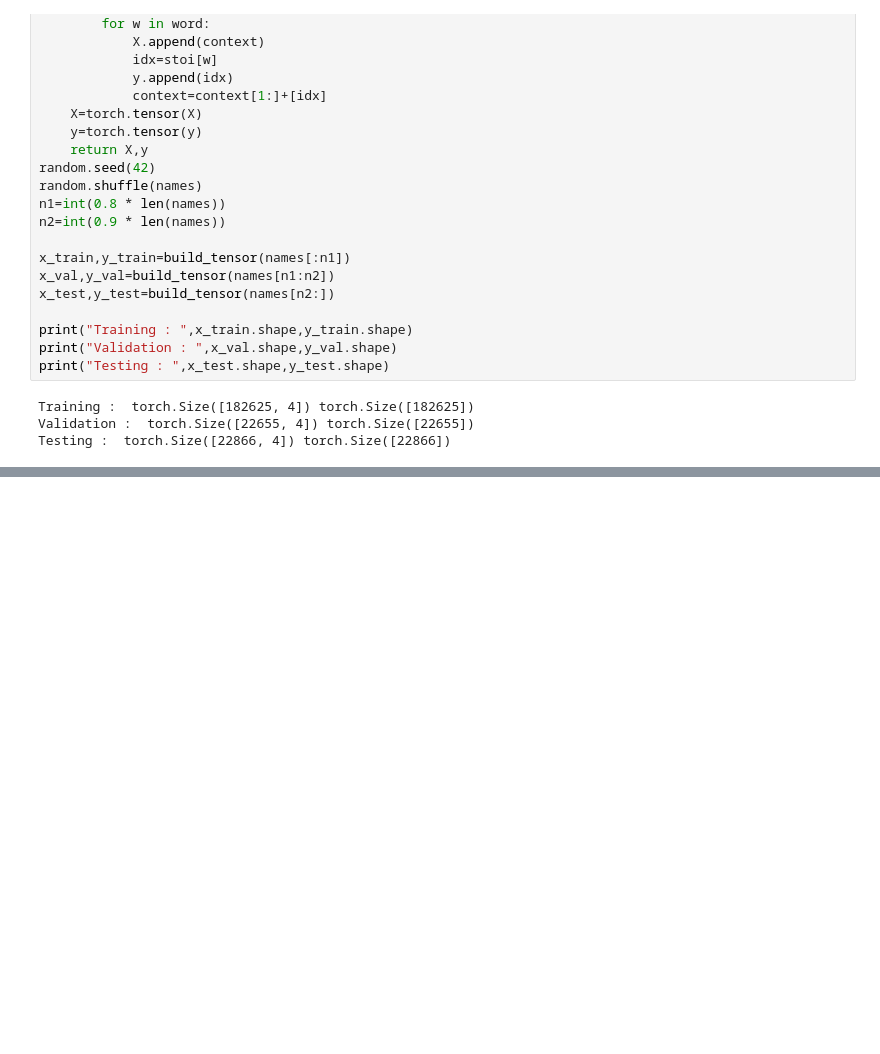
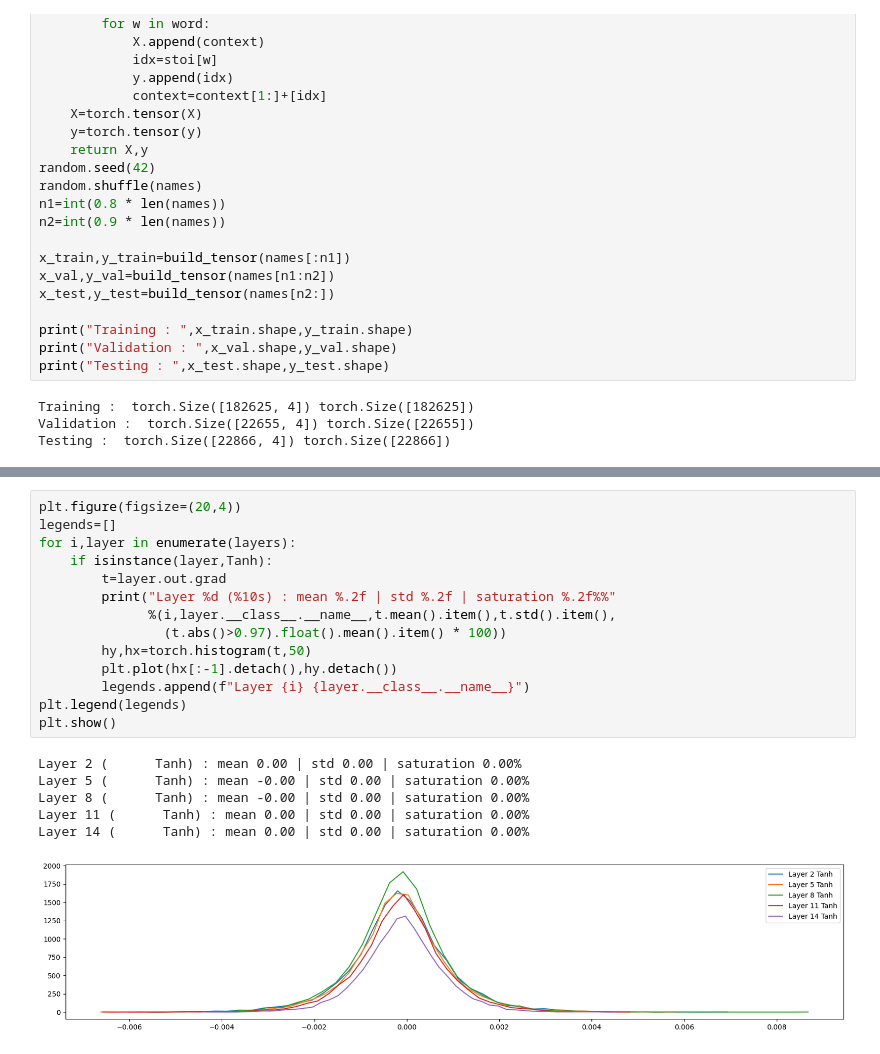
Before and after one commit to ItsRikan/Name-Generation, a Jupyter notebook: model3.ipynb, the cells around one changed output, grey strips where cells are left out. Drawn from its saved outputs; the diff is of its cells as text; blank space fills up the shorter version.

```diff
--- a/model3.ipynb
+++ b/model3.ipynb
@@ -174,0 +166,21 @@ Layer 8 (      Tanh): mean -0.01 , std 0.76 , saturated 14.23%
+# %%
+plt.figure(figsize=(20,4))
+legends=[]
+for i,layer in enumerate(layers):
+    if isinstance(layer,Tanh):
+        t=layer.out.grad
+        print("Layer %d (%10s) : mean %.2f | std %.2f | saturation %.2f%%"
+              %(i,layer.__class__.__name__,t.mean().item(),t.std().item(),
+                (t.abs()>0.97).float().mean().item() * 100))
+        hy,hx=torch.histogram(t,50)
+        plt.plot(hx[:-1].detach(),hy.detach())
+        legends.append(f"Layer {i} {layer.__class__.__name__}")
+plt.legend(legends)
+plt.show()
+# %% [output]
+Layer 2 (      Tanh) : mean 0.00 | std 0.00 | saturation 0.00%
+Layer 5 (      Tanh) : mean -0.00 | std 0.00 | saturation 0.00%
+Layer 8 (      Tanh) : mean -0.00 | std 0.00 | saturation 0.00%
+Layer 11 (      Tanh) : mean 0.00 | std 0.00 | saturation 0.00%
+Layer 14 (      Tanh) : mean 0.00 | std 0.00 | saturation 0.00%
+[figure, added]
```
Also changed, not shown: parts of 9 cells of this notebook, 2 other files.
